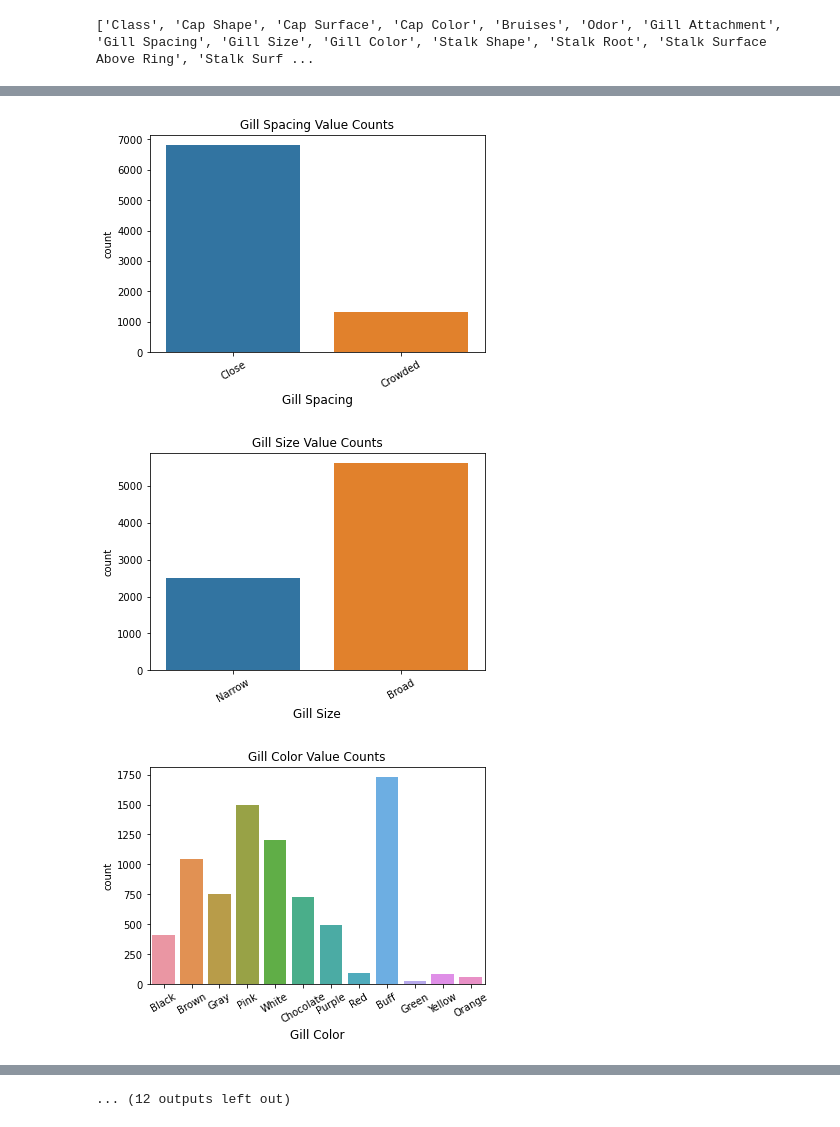
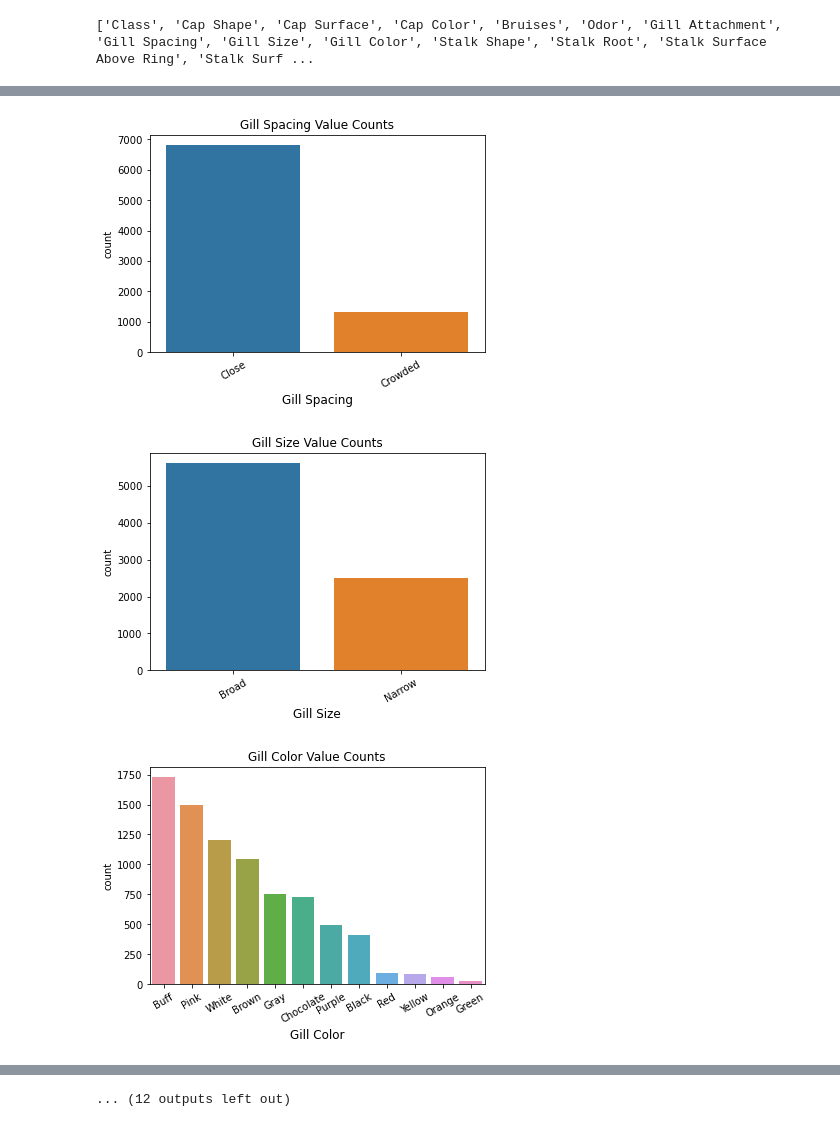
Before and after one commit to oldoc63/learningDS, a Jupyter notebook: mushrooms/plot.py.ipynb, the cells around one changed output, grey strips where cells are left out. Drawn from its saved outputs; the diff is of its cells as text; code cells hidden in the pictures.

Commit message:
Using .value_counts() and .index to order the bars #237

```diff
--- a/mushrooms/plot.py.ipynb
+++ b/mushrooms/plot.py.ipynb
@@ -37,7 +37,7 @@ print(columns)
 # %%
 for column in columns:
   #print(column)
-  sns.countplot(df[column])
+  sns.countplot(df[column], order=df[column].value_counts().index)
   plt.title(column + " Value Counts")
   # rotates value labels slightly inc font size
   plt.xticks(rotation=30, fontsize=10)
@@ -55,4 +55,4 @@ for column in columns:
 [figure]
 [figure]
-[figure, old version]
+[figure, new version]
-[figure, old version]
+[figure, new version]
```
Also changed, not shown: parts of 1 cell of this notebook, 1 other file.
